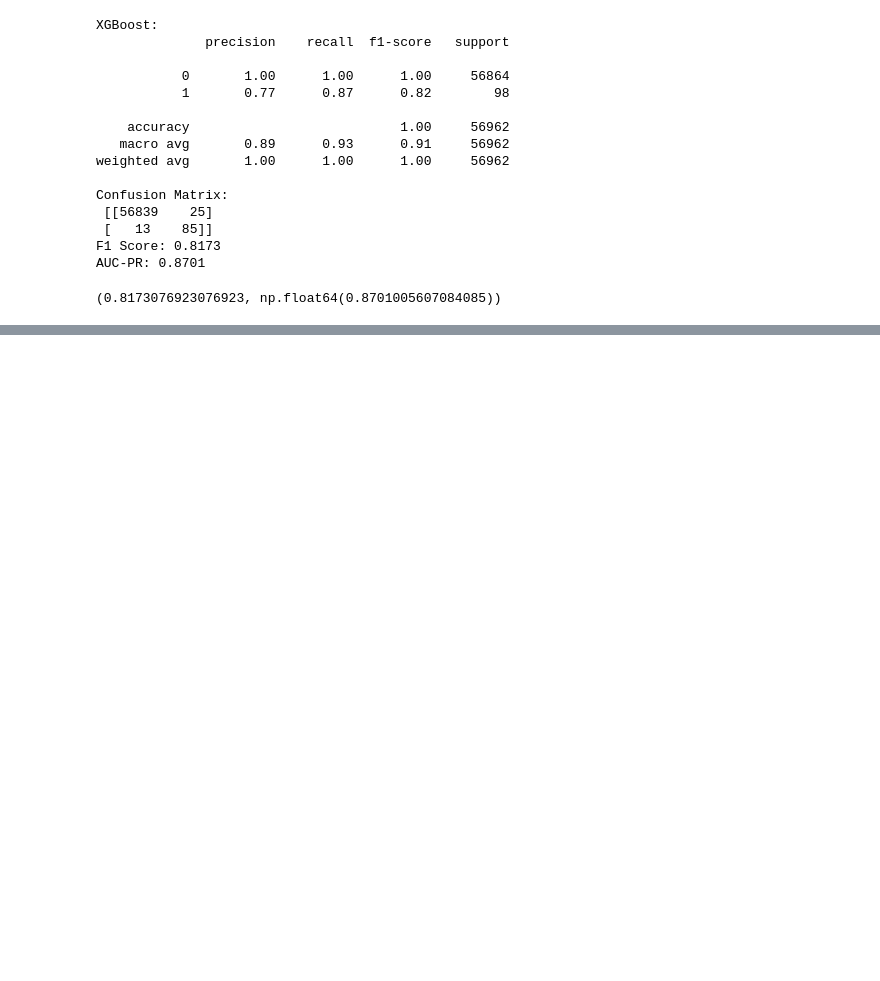
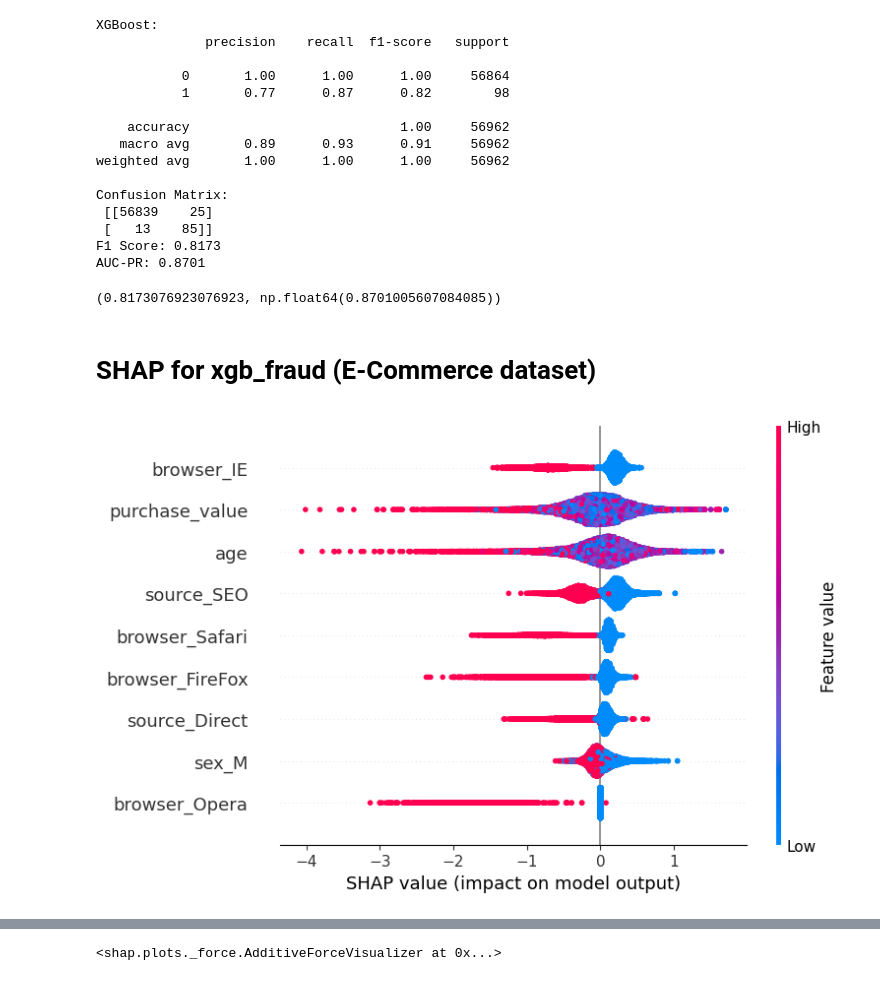
Before and after one commit to HiwotAddis/Fraud-Detection, a Jupyter notebook: notebooks/model_training.ipynb, the cells around one changed output, grey strips where cells are left out. Saved outputs shown, nothing was run; the diff lists cells and outputs as text; code cells hidden in the pictures; blank space fills up the shorter version.

```diff
--- a/notebooks/model_training.ipynb
+++ b/notebooks/model_training.ipynb
@@ -177,3 +177,19 @@ Confusion Matrix:
 F1 Score: 0.8173
 AUC-PR: 0.8701
 (0.8173076923076923, np.float64(0.8701005607084085))
+# %% [markdown]
+# SHAP for xgb_fraud (E-Commerce dataset)
+# %%
+import shap
+import matplotlib.pyplot as plt
+Xf_test_clean = Xf_test.astype(int)
+
+explainer = shap.Explainer(xgb_fraud, Xf_test_clean)
+shap_values = explainer(Xf_test_clean)
+shap.summary_plot(shap_values, Xf_test_clean)
+
+# Local explanation (e.g., for first prediction)
+shap.initjs()
+shap.force_plot(shap_values[0].base_values, shap_values[0].values, Xf_test_clean.iloc[0])
+# %% [output]
+[figure, added]
@@ -179,0 +197 @@ AUC-PR: 0.8701
+<shap.plots._force.AdditiveForceVisualizer at 0x...>
```
Also changed, not shown: parts of 3 cells of this notebook.
